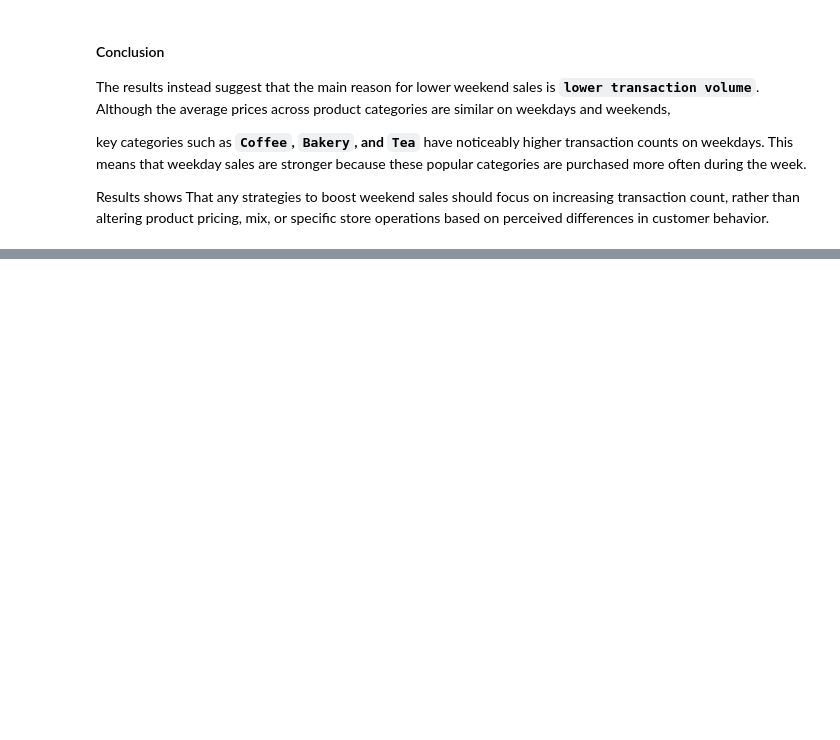
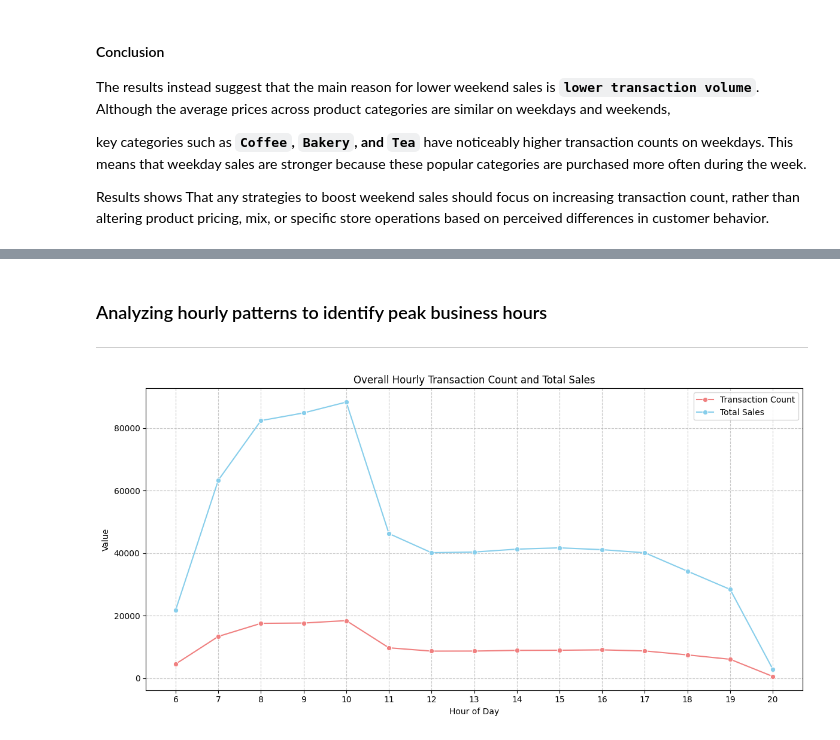
Before and after one commit to Lau-Jr/data-analysis-nmaist, a Jupyter notebook: EDA_Fundamentals.ipynb, the cells around one changed output, grey strips where cells are left out. Cells and saved outputs as stored; diff of their text form; code cells hidden in the pictures; blank space fills up the shorter version.

```diff
--- a/EDA_Fundamentals.ipynb
+++ b/EDA_Fundamentals.ipynb
@@ -1038,0 +1091,32 @@ operations based on perceived differences in customer behavior.
+# %% [markdown]
+### Analyzing hourly patterns to identify peak business hours
+
+---
+# %%
+# Group by hour to get overall hourly patterns
+hourly_patterns = sales_df.groupby('hour').agg(
+    total_sales=('total_sale_amount', 'sum'),
+    transaction_count=('transaction_id', 'count'),
+    average_sale_per_transaction=('total_sale_amount', 'mean')
+).reset_index()
+
+# Plotting hourly transaction count and total sales on the same plot
+plt.figure(figsize=(12, 6))
+
+sns.lineplot(x='hour', y='transaction_count', data=hourly_patterns, marker='o', color='lightcoral', label='Transaction Count')
+sns.lineplot(x='hour', y='total_sales', data=hourly_patterns, marker='o', color='skyblue', label='Total Sales')
+
+plt.title('Overall Hourly Transaction Count and Total Sales')
+plt.xlabel('Hour of Day')
+plt.ylabel('Value')
+
+plt.xticks(range(hourly_patterns['hour'].min(), hourly_patterns['hour'].max() + 1))
+
+plt.legend()
+
+plt.grid(True, linestyle='--', alpha=0.7)
+
+plt.tight_layout()
+plt.show() ## It shows Peak Hours 6 - 11 Morning
+# %% [output]
+[figure, added]
```
Also changed, not shown: parts of 11 cells of this notebook.
